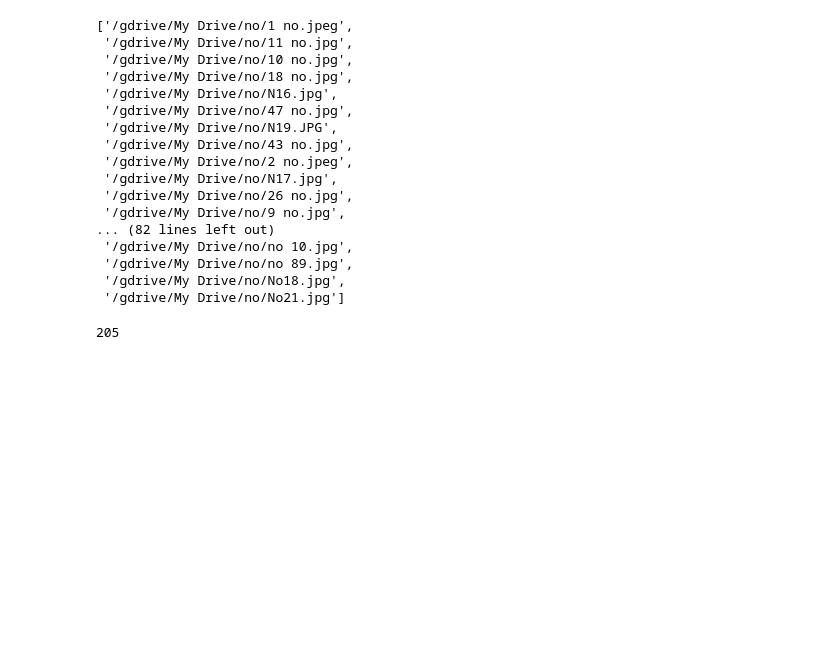
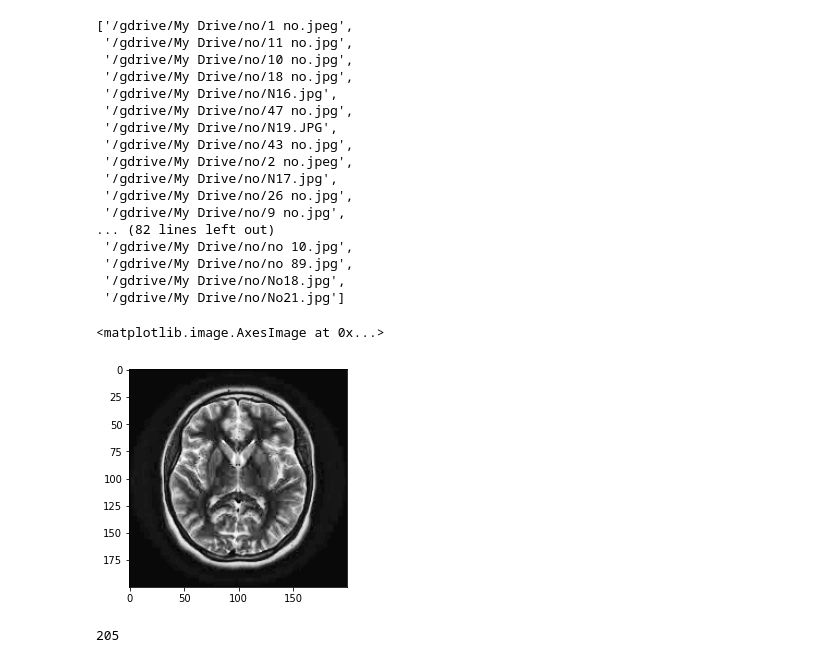
Before and after one commit to Caneralp242/t-p, a Jupyter notebook: Brain_Tumor_Segmentation.ipynb, the cells around one changed output. Cells and saved outputs as stored; diff of their text form; code cells hidden in the pictures; blank space fills up the shorter version.

```diff
--- a/Brain_Tumor_Segmentation.ipynb
+++ b/Brain_Tumor_Segmentation.ipynb
@@ -104,6 +104,11 @@ for i in (x_traint):
   maske=cv2.addWeighted(med_son,1,arka_plan,-1,255)
   son_img=cv2.bitwise_and(maske,med_son)
   train_list.append(son_img)
+# %%
+plt.imshow(son)
+# %% [output]
+<matplotlib.image.AxesImage at 0x...>
+[figure, added]
 # %%
 len(train_list)
 # %% [output]
```
Also changed, not shown: parts of 7 cells of this notebook.
